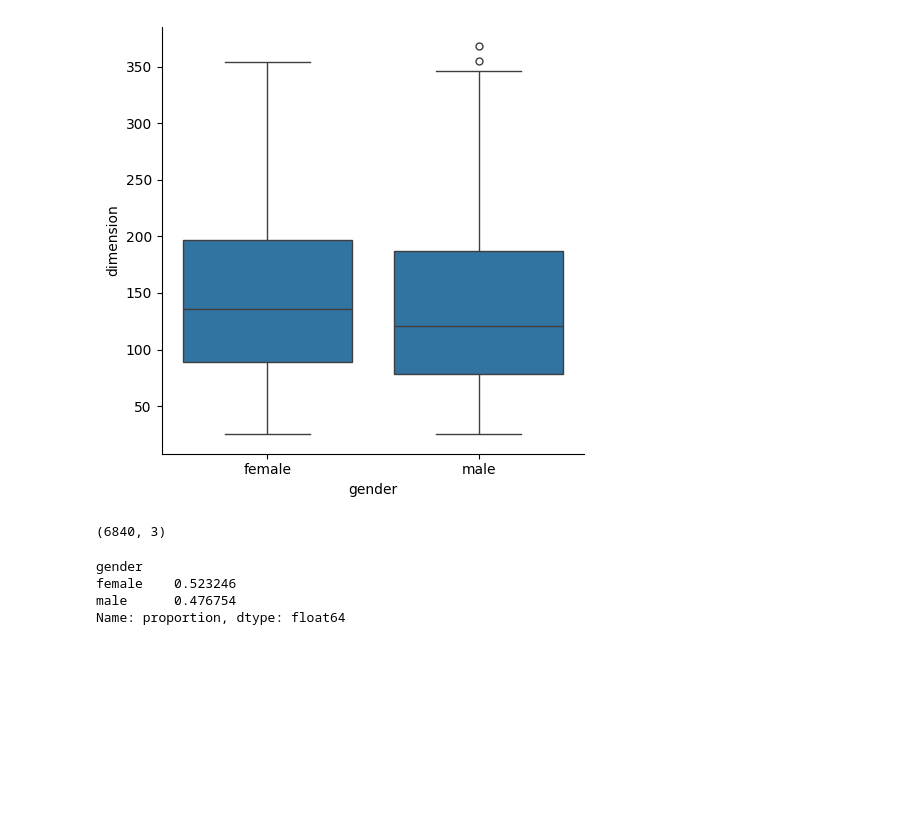
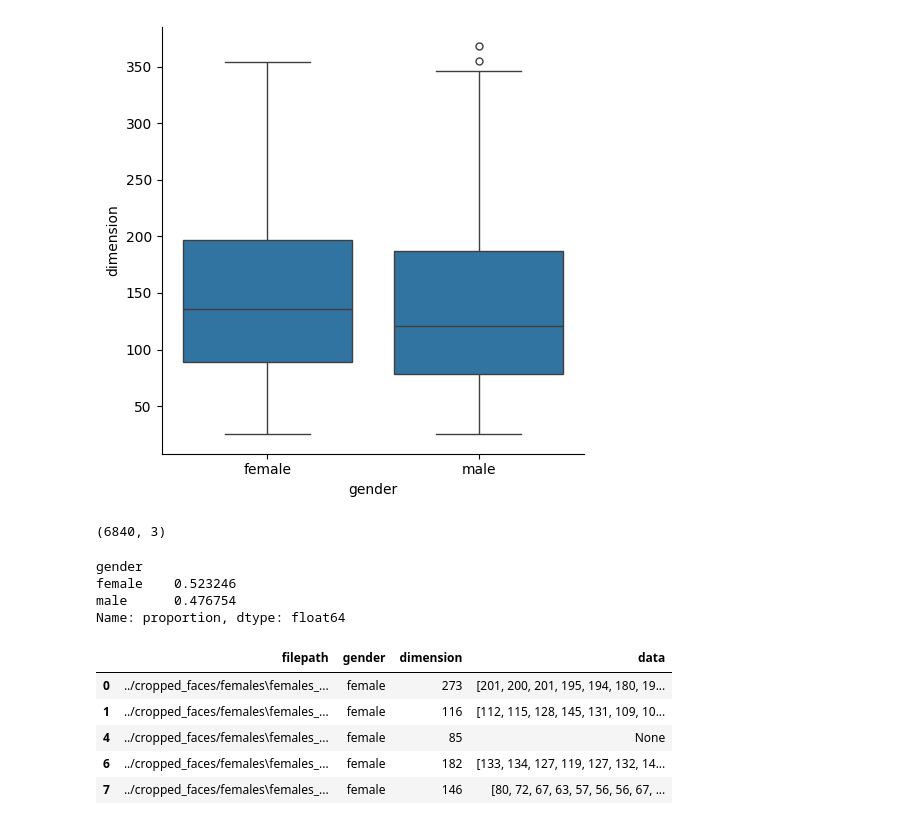
Before and after one commit to HerbertNtim/facelens_ds_ml, a Jupyter notebook: notebooks/02_GRM_data_preprocessing_EDA.ipynb, the cells around one changed output. Saved outputs shown, nothing was run; the diff lists cells and outputs as text; code cells hidden in the pictures; blank space fills up the shorter version.

```diff
--- a/notebooks/02_GRM_data_preprocessing_EDA.ipynb
+++ b/notebooks/02_GRM_data_preprocessing_EDA.ipynb
@@ -119,14 +119,11 @@ def structuring_image(image_path):
         # Read Image
         img = cv2.imread(image_path)
 
-        if img is None:
-            return None
-
         ## Covert image into grayscale
         gray_image = cv2.cvtColor(img, cv2.COLOR_BGR2GRAY)
 
         ### Resize into 100 x 100
-        h, w = gray_image.shape[0]
+        h, w = gray_image.shape
         if h >= 100 or w >= 100:
             gray_image_resize = cv2.resize(gray_image, (100, 100), cv2.INTER_AREA)
         else:
@@ -138,3 +135,12 @@ def structuring_image(image_path):
         return None
 # %%
 faces_dataframe_filter['data'] = faces_dataframe_filter['filepath'].apply(structuring_image)
+# %%
+faces_dataframe_filter.head()
+# %% [output]
+|  | filepath | gender | dimension | data |
+| 0 | ../cropped_faces/females\females_... | female | 273 | [201, 200, 201, 195, 194, 180, 19... |
+| 1 | ../cropped_faces/females\females_... | female | 116 | [112, 115, 128, 145, 131, 109, 10... |
+| 4 | ../cropped_faces/females\females_... | female | 85 | None |
+| 6 | ../cropped_faces/females\females_... | female | 182 | [133, 134, 127, 119, 127, 132, 14... |
+| 7 | ../cropped_faces/females\females_... | female | 146 | [80, 72, 67, 63, 57, 56, 56, 67, ... |
```
